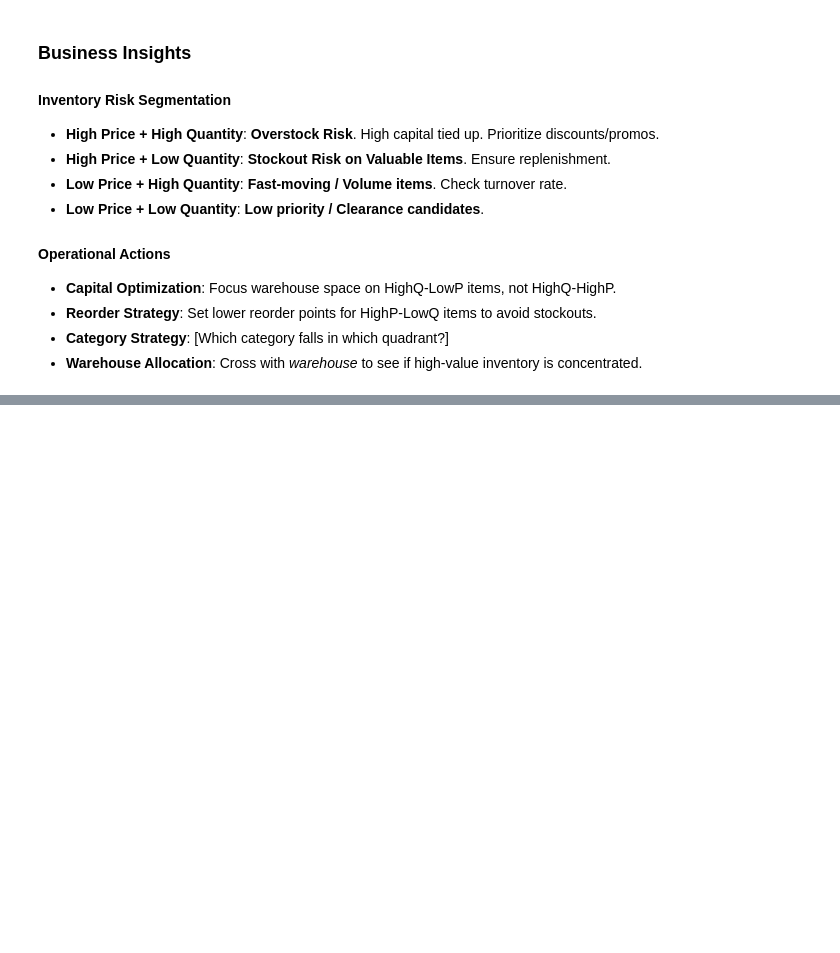
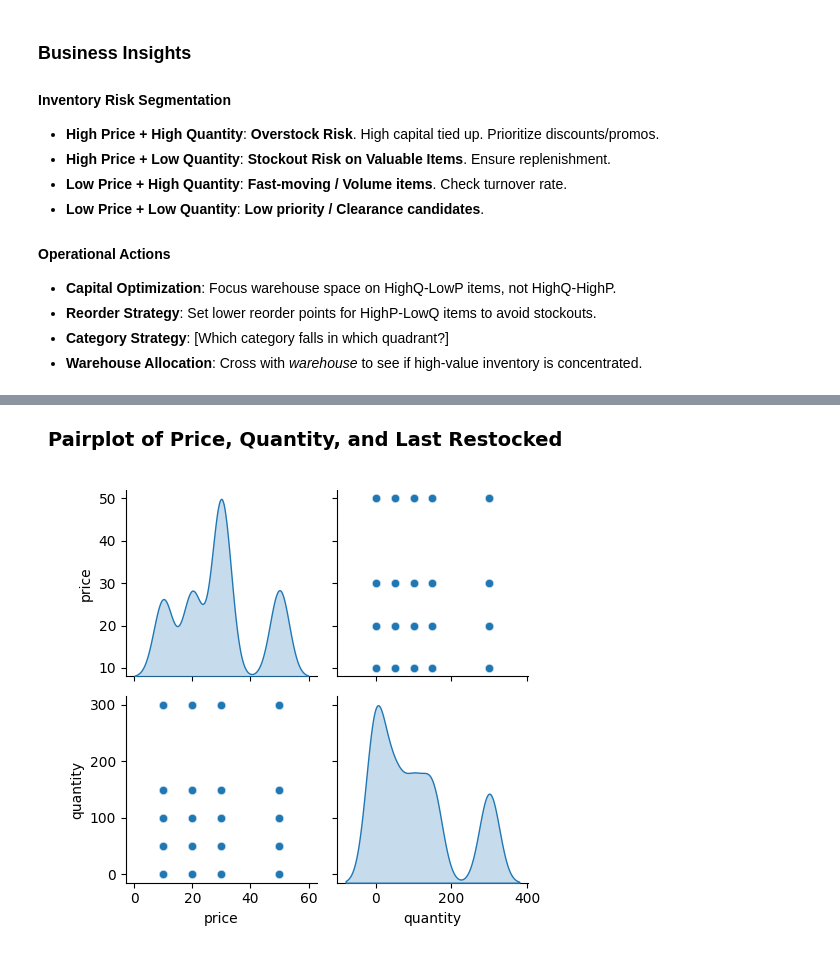
Before and after one commit to elaarhumphrey/Grouping-Products-And-Warehouses-Based-on-Inventory-Patterns, a Jupyter notebook: WAREHOUSE.ipynb, the cells around one changed output, grey strips where cells are left out. Drawn from its saved outputs; the diff is of its cells as text; code cells hidden in the pictures; blank space fills up the shorter version.

```diff
--- a/WAREHOUSE.ipynb
+++ b/WAREHOUSE.ipynb
@@ -479,0 +509,10 @@ plt.
+# %%
+#MULTIVARIATE ANALYSIS
+#Pairplot for Price, Quantity, and Last Restocked
+
+sns.pairplot(df[['price', 'quantity', 'last restocked']], diag_kind='kde', plot_kws={'alpha':0.6})
+plt.suptitle('Pairplot of Price, Quantity, and Last Restocked', fontsize=14, fontweight='bold', y=1.02)
+plt.tight_layout()
+plt.show()
+# %% [output]
+[figure, added]
```
Also changed, not shown: parts of 3 cells of this notebook.
